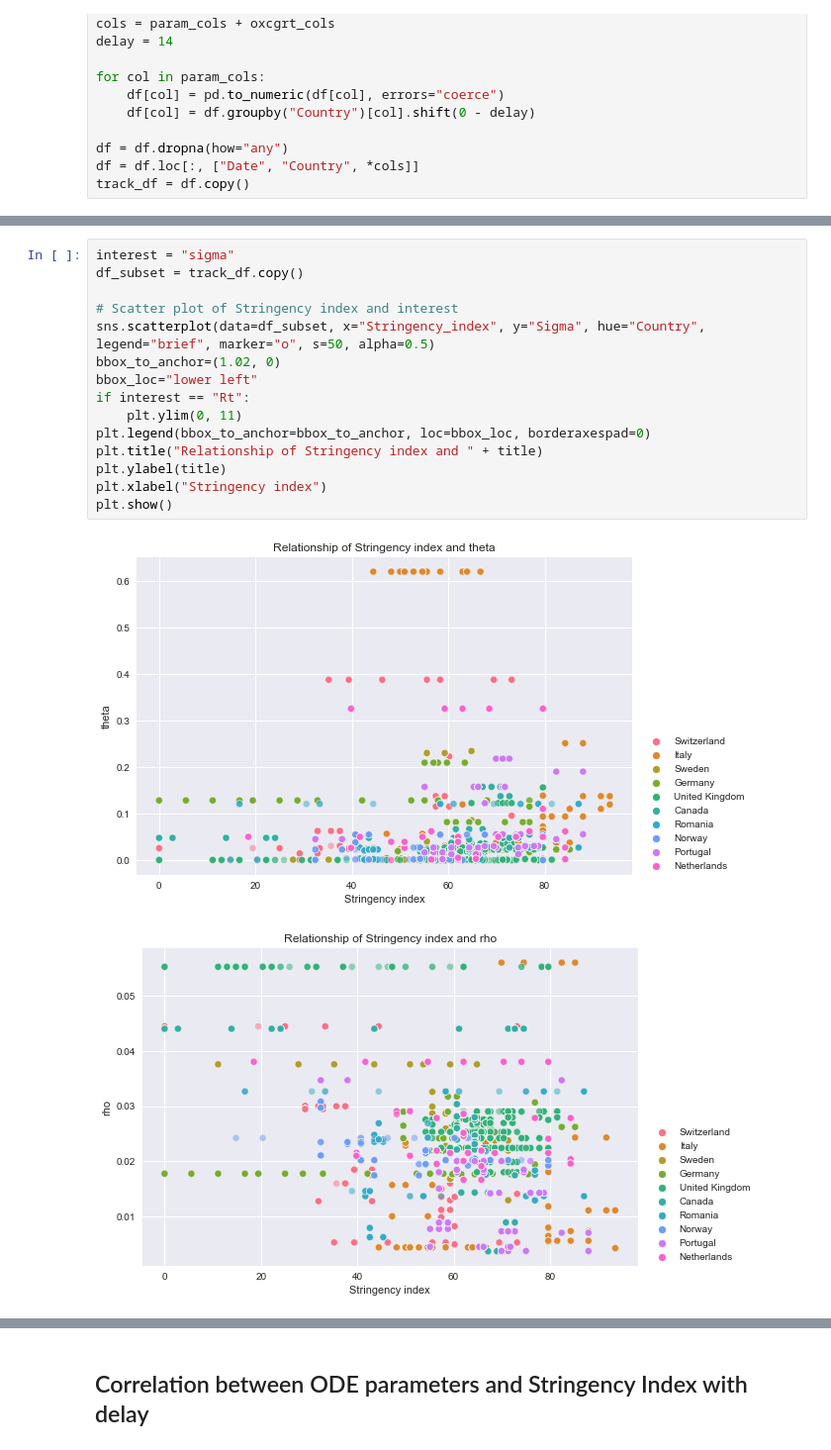
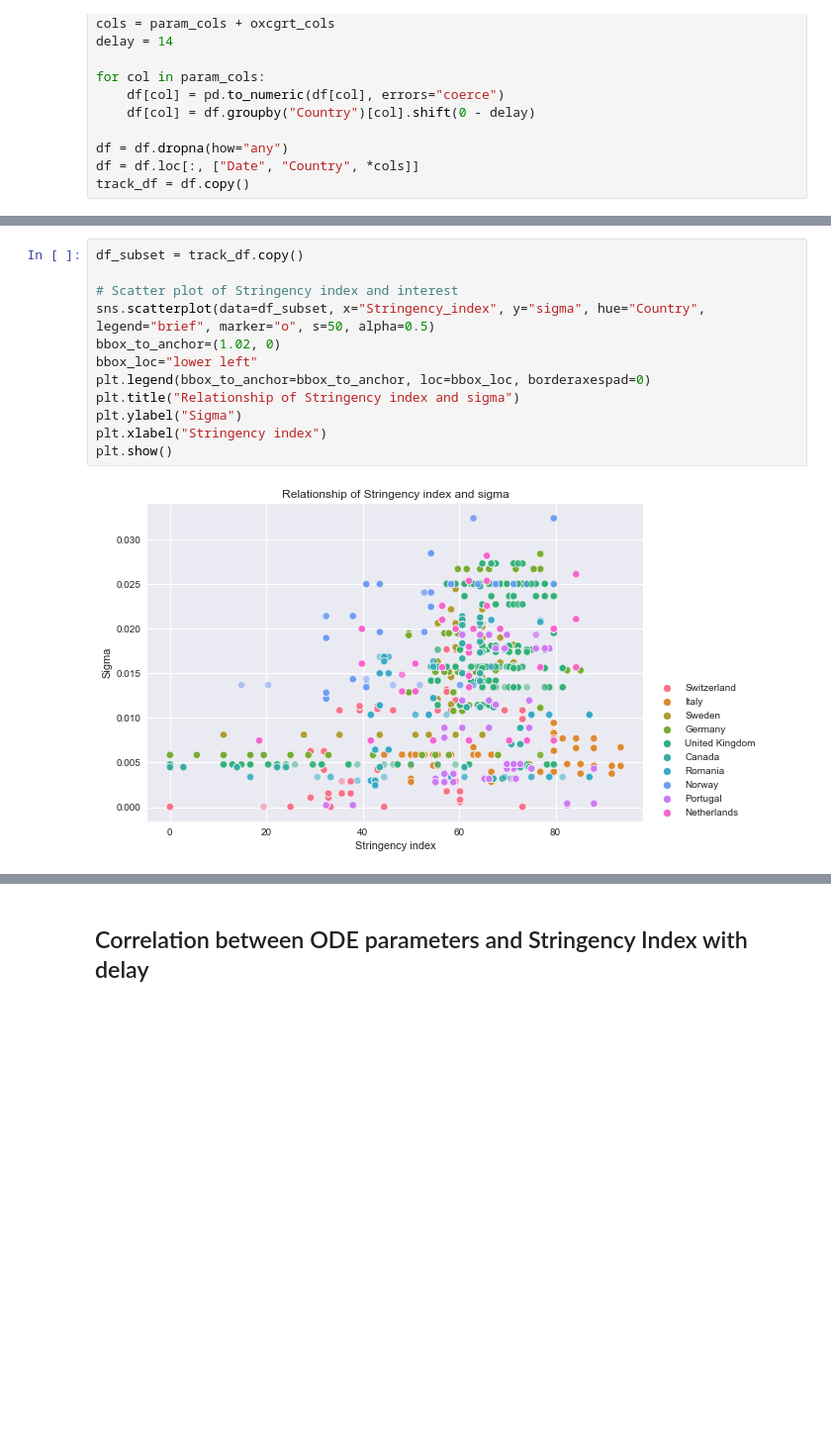
Before and after one commit to rebeccadavidsson/SIR_LSTM, a Jupyter notebook: corr_oxf.ipynb, the cells around one changed output, grey strips where cells are left out. Shown at 99% size. Cells and saved outputs as stored; diff of their text form; blank space fills up the shorter version.

```diff
--- a/corr_oxf.ipynb
+++ b/corr_oxf.ipynb
@@ -174,20 +174,16 @@ df.corr().style.background_gradient(axis=None)
 | Contact_tracing | -0.124139 | 0.171794 | -0.042413 | -0.186209 | -0.101809 | 0.144805 | -0.048180 | 0.035245 | ... |
 | Stringency_index | -0.155832 | -0.053413 | 0.032484 | -0.152147 | 0.224779 | 0.453206 | 0.745544 | 0.322408 | ... |
 # %%
-interest = "sigma"
 df_subset = track_df.copy()
 
 # Scatter plot of Stringency index and interest
-sns.scatterplot(data=df_subset, x="Stringency_index", y="Sigma", hue="Country", legend="brief", marker="o", s=50, alpha=0.5)
+sns.scatterplot(data=df_subset, x="Stringency_index", y="sigma", hue="Country", legend="brief", marker="o", s=50, alpha=0.5)
 bbox_to_anchor=(1.02, 0)
 bbox_loc="lower left"
-if interest == "Rt":
-    plt.ylim(0, 11)
 plt.legend(bbox_to_anchor=bbox_to_anchor, loc=bbox_loc, borderaxespad=0)
-plt.title("Relationship of Stringency index and " + title)
-plt.ylabel(title)
+plt.title("Relationship of Stringency index and sigma")
+plt.ylabel("Sigma")
 plt.xlabel("Stringency index")
 plt.show()
 # %% [output]
-[figure, old version]
+[figure, new version]
-[figure, removed]
```
Also changed, not shown: parts of 3 cells of this notebook.
